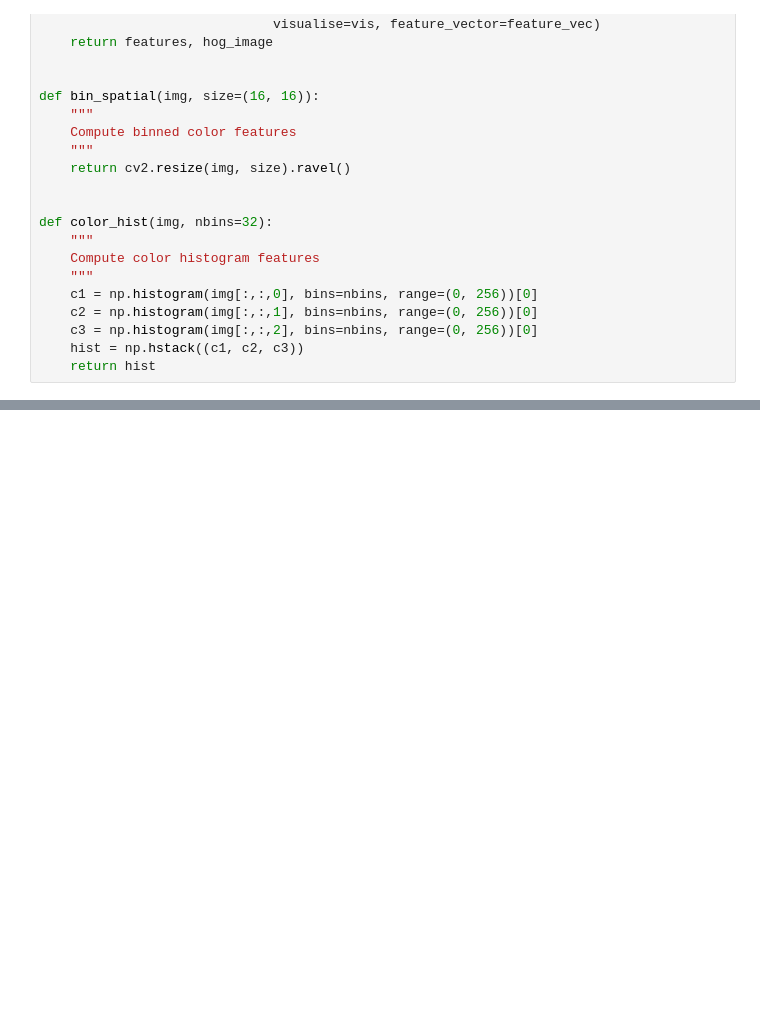
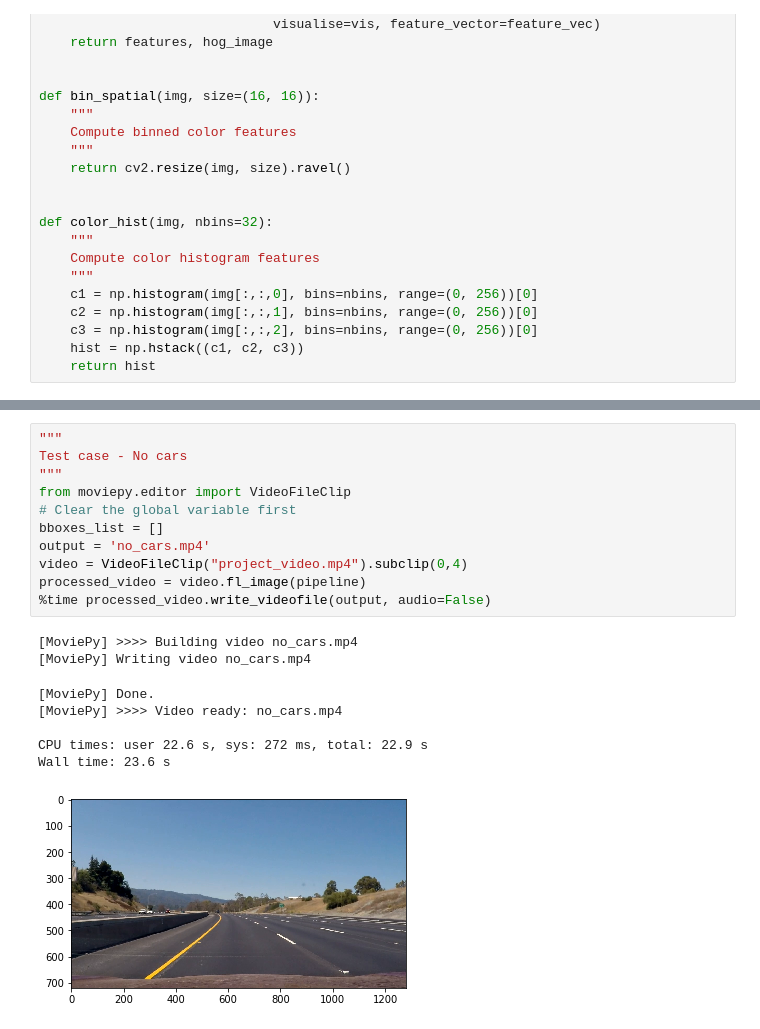
Before and after one commit to malichao/CarND-Vehicle-Detection, a Jupyter notebook: test.ipynb, the cells around one changed output, grey strips where cells are left out. Saved outputs shown, nothing was run; the diff lists cells and outputs as text; blank space fills up the shorter version.

```diff
--- a/test.ipynb
+++ b/test.ipynb
@@ -261,0 +430,20 @@ for image_p in glob.glob('test_images/test*.jpg'):
+# %%
+"""
+Test case - No cars
+"""
+from moviepy.editor import VideoFileClip
+# Clear the global variable first
+bboxes_list = []
+output = 'no_cars.mp4'
+video = VideoFileClip("project_video.mp4").subclip(0,4)
+processed_video = video.fl_image(pipeline)
+%time processed_video.write_videofile(output, audio=False)
+# %% [output]
+[MoviePy] >>>> Building video no_cars.mp4
+[MoviePy] Writing video no_cars.mp4
+[MoviePy] Done.
+[MoviePy] >>>> Video ready: no_cars.mp4
+
+CPU times: user 22.6 s, sys: 272 ms, total: 22.9 s
+Wall time: 23.6 s
+[figure, added]
```
Also changed, not shown: parts of 11 cells of this notebook.
